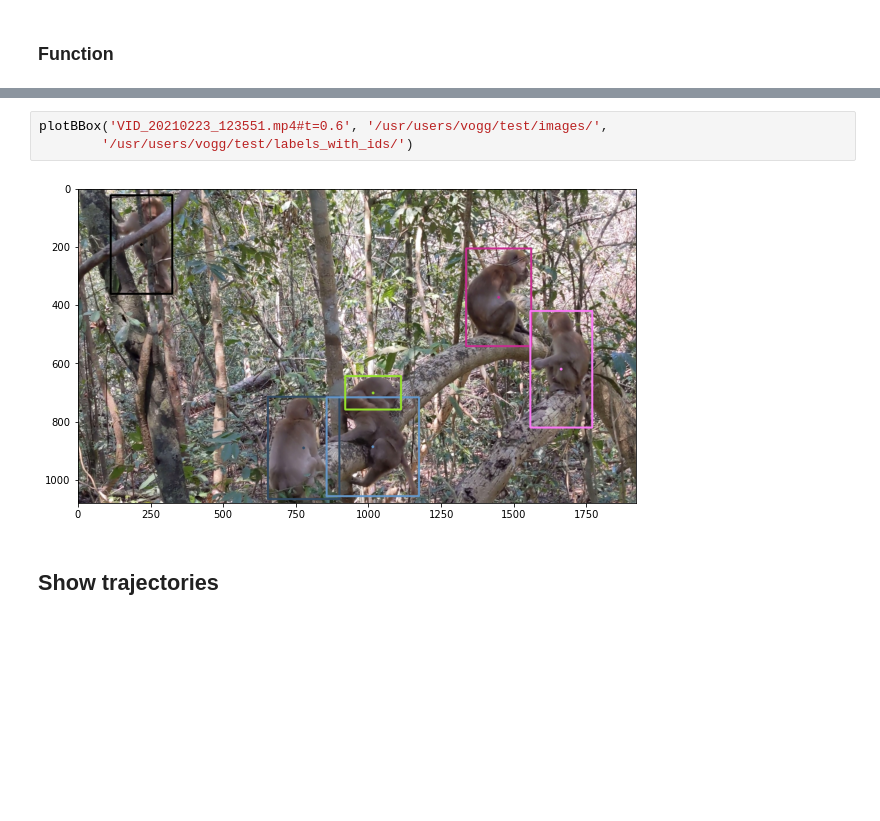
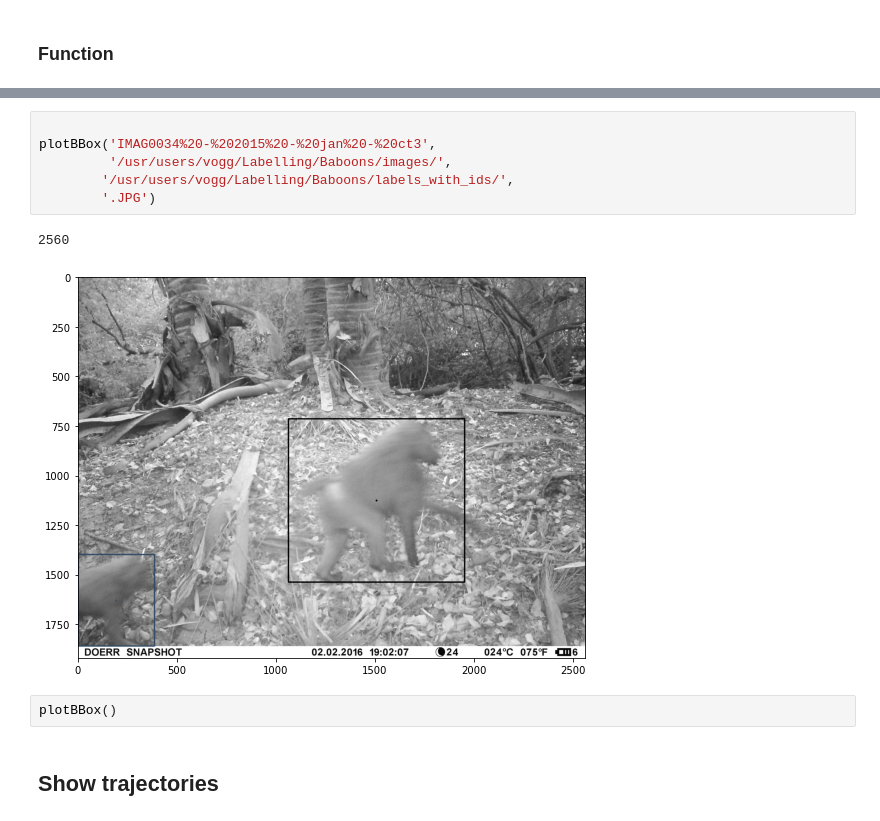
Before and after one commit to ecker-lab/PriMAT-tracking, a Jupyter notebook: own_ideas/viz_bounding_boxen.ipynb, the cells around one changed output, grey strips where cells are left out. Cells and saved outputs as stored; diff of their text form; blank space fills up the shorter version.

```diff
--- a/own_ideas/viz_bounding_boxen.ipynb
+++ b/own_ideas/viz_bounding_boxen.ipynb
@@ -53,8 +56,14 @@ plotBBox('PRI_1384', '/local_datasets/MacaquePose/images/',
-# %%
-plotBBox('VID_20210223_123551.mp4#t=0.6', '/usr/users/vogg/test/images/',
-        '/usr/users/vogg/test/labels_with_ids/')
-# %% [output]
-[figure, removed]
+# %%
+
+plotBBox('IMAG0034%20-%202015%20-%20jan%20-%20ct3',
+         '/usr/users/vogg/Labelling/Baboons/images/',
+        '/usr/users/vogg/Labelling/Baboons/labels_with_ids/',
+        '.JPG')
+# %% [output]
+2560
+[figure, added]
+# %%
+plotBBox()
 # %% [markdown]
 ## Show trajectories
 # %%
```
Also changed, not shown: parts of 6 cells of this notebook, 40 other files.
